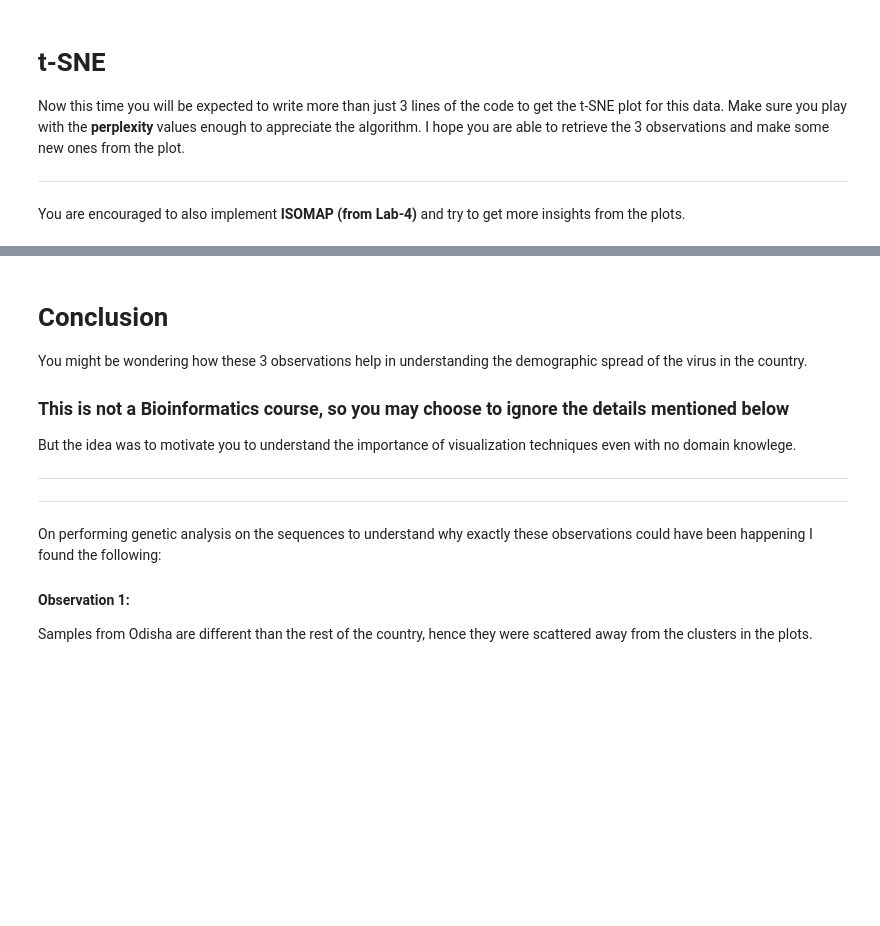
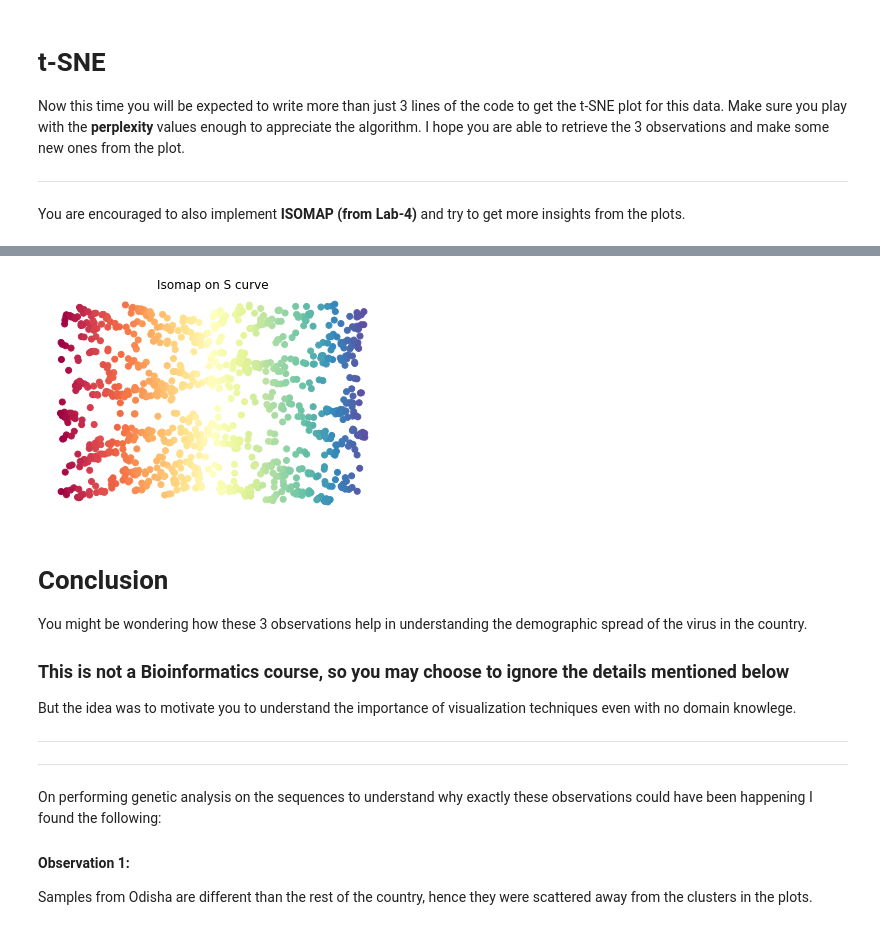
Before and after one commit to yogisay1263/FMML_COURSE_ASSIGNMENT, a Jupyter notebook: Copy_of_Project_Module2.ipynb, the cells around one changed output, grey strips where cells are left out. Cells and saved outputs as stored; diff of their text form; code cells hidden in the pictures; blank space fills up the shorter version.

```diff
--- a/Copy_of_Project_Module2.ipynb
+++ b/Copy_of_Project_Module2.ipynb
@@ -489,3 +600,13 @@ You are encouraged to also implement **ISOMAP (from Lab-4)** and try to get more
+# %%
+Y = Isomap(n_neighbors=10, n_components=2).fit_transform(X)
+
+ax = fig.add_subplot(111)
+plt.scatter(Y[:, 0], Y[:, 1], c=color, cmap=plt.cm.Spectral)
+plt.title("Isomap on S curve")
+plt.axis('off')
+plt.show()
+# %% [output]
+[figure, added]
 # %% [markdown]
 # Conclusion
 
```
Also changed, not shown: parts of 17 cells of this notebook.
